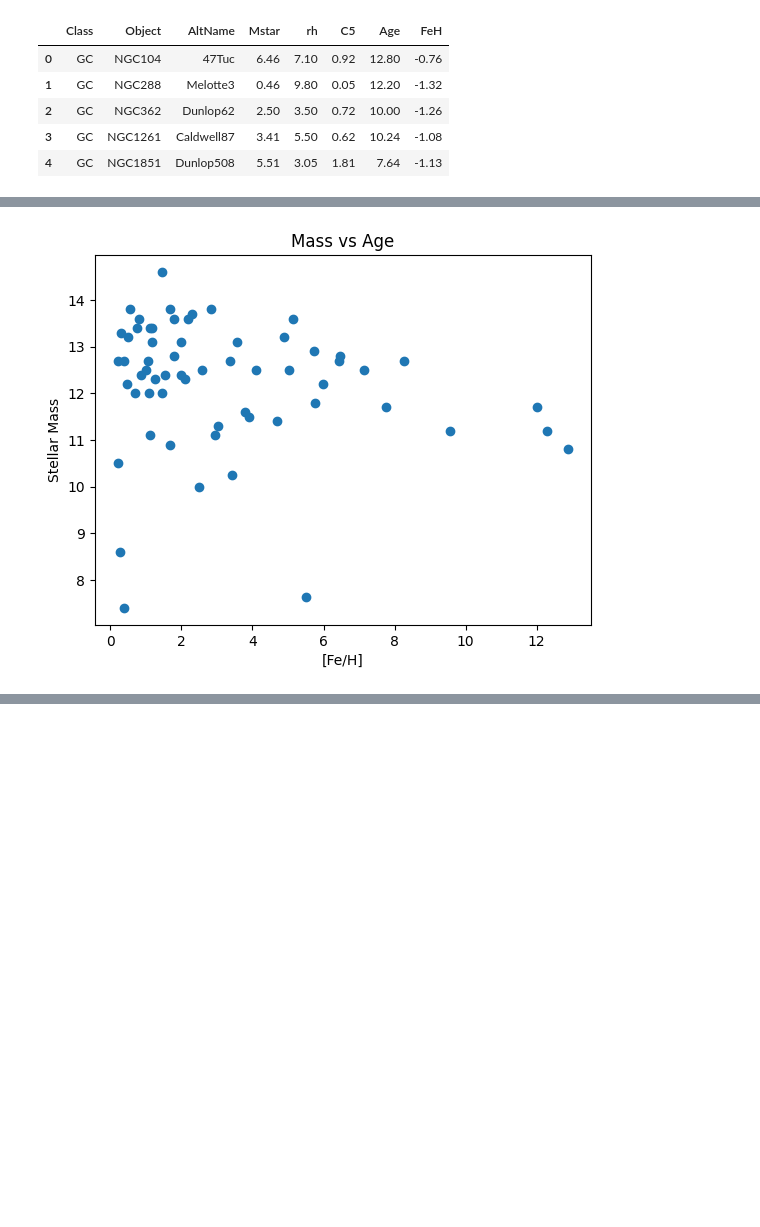
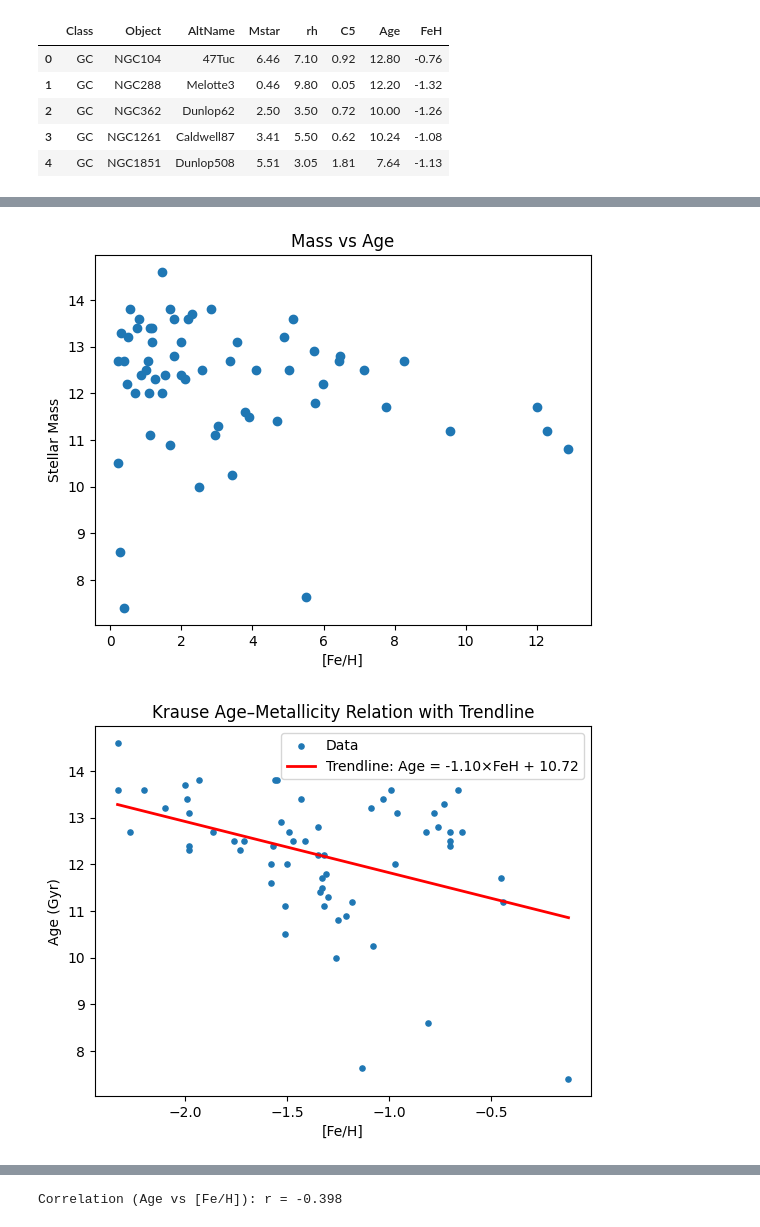
Before and after one commit to sleepdepr1ved/PHYS3116_Team, a Jupyter notebook: project.ipynb, the cells around one changed output, grey strips where cells are left out. Drawn from its saved outputs; the diff is of its cells as text; code cells hidden in the pictures; blank space fills up the shorter version.

Commit message:
made graph on merged krause and vandenberg data. Made colour bar graphs on AMR

```diff
--- a/project.ipynb
+++ b/project.ipynb
@@ -118,17 +119,64 @@ krause.head()
 # %%
 # Age Metallicity Relation
 plt.scatter(krause["FeH"], krause["Age"])
 plt.xlabel("[Fe/H]")
 plt.ylabel("Age")
 plt.title("Krause Age Metallicity Relation")
 plt.show()
 
 # Age vs Mstar Stellar Mass
 plt.scatter(krause["Mstar"], krause["Age"])
 plt.xlabel("[Fe/H]")
 plt.ylabel("Stellar Mass")
 plt.title("Mass vs Age")
 plt.show()
+
+#
+### With trendlines
+#
+
+
+# Drop missing values just in case
+df = krause.dropna(subset=["FeH", "Age"])
+
+# Scatter
+plt.scatter(df["FeH"], df["Age"], s=14, label="Data")
+
+# Fit a simple linear trendline
+z = np.polyfit(df["FeH"], df["Age"], 1)
+p = np.poly1d(z)
+
+# Plot the trendline
+x = np.linspace(df["FeH"].min(), df["FeH"].max(), 100)
+plt.plot(x, p(x), color="red", lw=2, label=f"Trendline: Age = {z[0]:.2f}×FeH + {z[1]:.2f}")
+
+plt.xlabel("[Fe/H]")
+plt.ylabel("Age (Gyr)")
+plt.title("Krause Age–Metallicity Relation with Trendline")
+plt.legend()
+plt.show()
+
+# Drop missing values
+df = krause.dropna(subset=["Mstar", "Age"])
+
+plt.scatter(df["Mstar"], df["Age"], s=14, label="Data")
+
+# Fit linear trendline
+z = np.polyfit(df["Mstar"], df["Age"], 1)
+p = np.poly1d(z)
+
+x = np.linspace(df["Mstar"].min(), df["Mstar"].max(), 100)
+plt.plot(x, p(x), color="red", lw=2, label=f"Trendline: Age = {z[0]:.2f}×M★ + {z[1]:.2f}")
+
+plt.xlabel("M★ (10⁵ M☉)")
+plt.ylabel("Age (Gyr)")
+plt.title("Mass vs Age with Trendline")
+plt.legend()
+plt.show()
+
+r = np.corrcoef(df["FeH"], df["Age"])[0,1]
+print(f"Correlation (Age vs [Fe/H]): r = {r:.3f}")
 # %% [output]
 [figure]
 [figure]
+[figure, added]
@@ -134,0 +184 @@ plt.show()
+Correlation (Age vs [Fe/H]): r = -0.398
```
Also changed, not shown: parts of 11 cells of this notebook.
